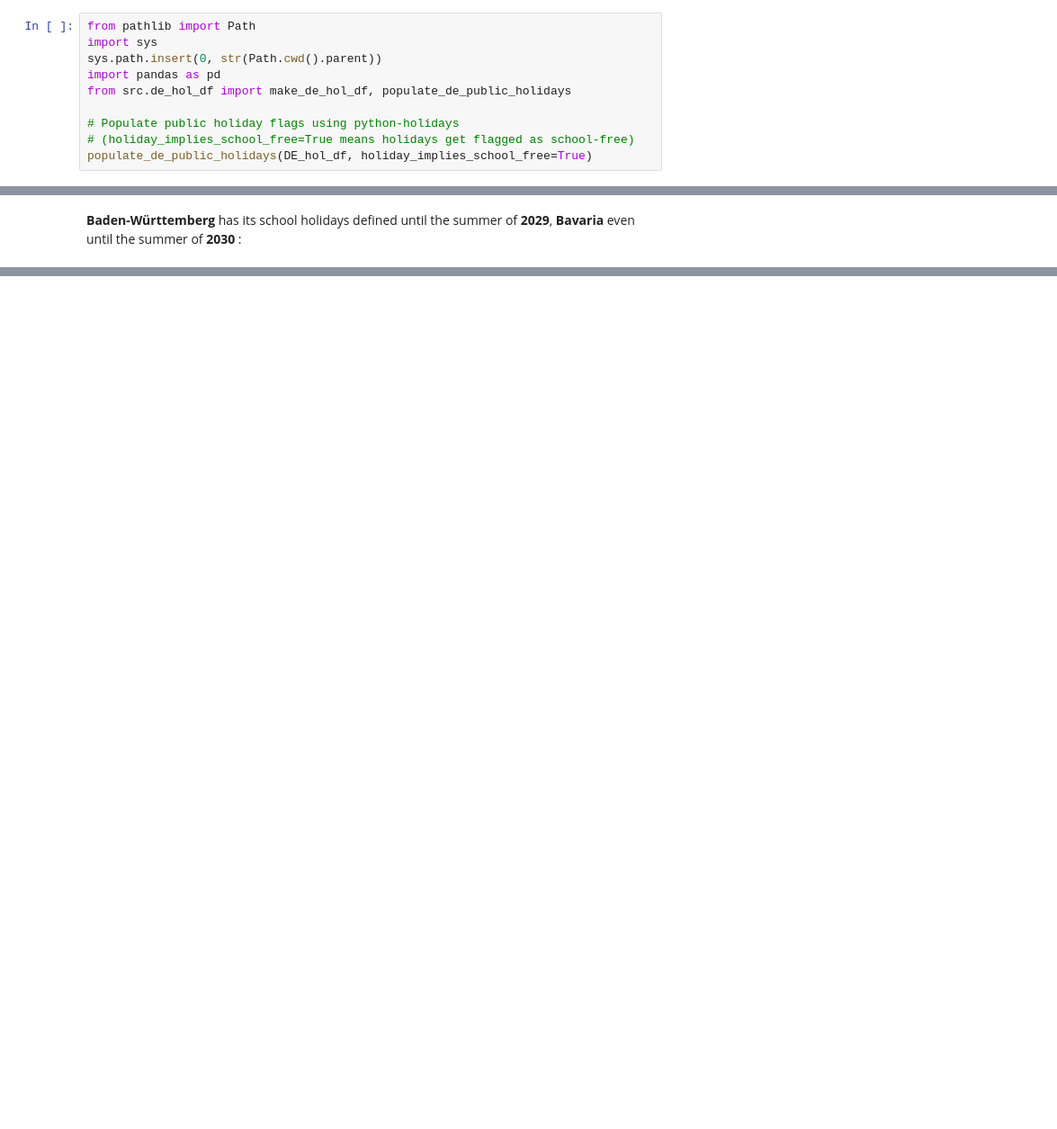
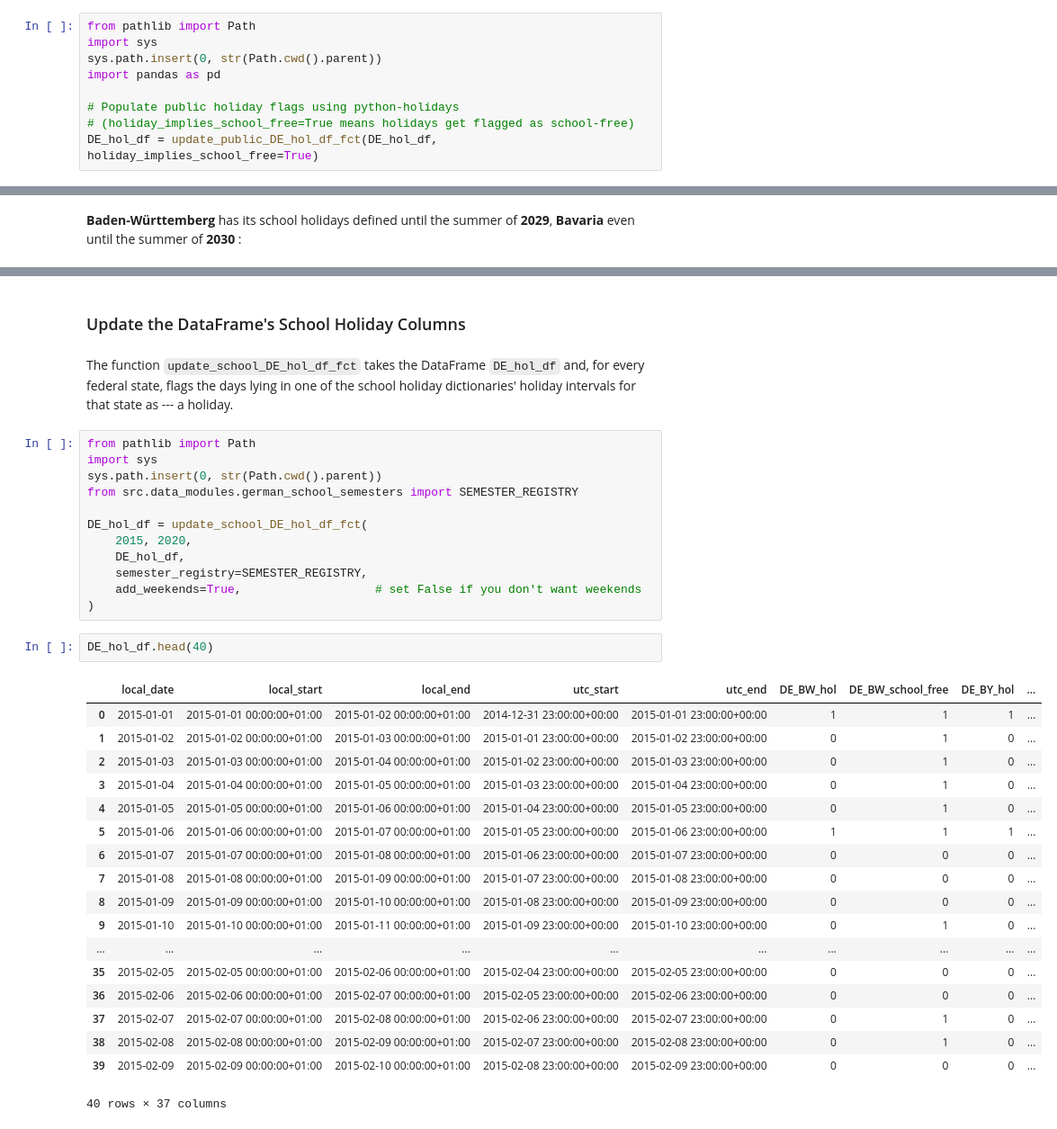
Before and after one commit to F-Skorz/electricity-demand-project, a Jupyter notebook: notebooks/02_HolidaysAndSchoolFreeDays.ipynb, the cells around one changed output, grey strips where cells are left out. Shown at 90% size. Saved outputs shown, nothing was run; the diff lists cells and outputs as text; blank space fills up the shorter version.

Commit message:
New: src/data_modules/german_school_semesters.py, separated update fcts - Holiday DataFrame update succesful.

```diff
--- a/notebooks/02_HolidaysAndSchoolFreeDays.ipynb
+++ b/notebooks/02_HolidaysAndSchoolFreeDays.ipynb
@@ -51,8 +68,7 @@ from pathlib import Path
 import sys
 sys.path.insert(0, str(Path.cwd().parent))
 import pandas as pd
-from src.de_hol_df import make_de_hol_df, populate_de_public_holidays
 
 # Populate public holiday flags using python-holidays
 # (holiday_implies_school_free=True means holidays get flagged as school-free)
-populate_de_public_holidays(DE_hol_df, holiday_implies_school_free=True)
+DE_hol_df = update_public_DE_hol_df_fct(DE_hol_df, holiday_implies_school_free=True)
@@ -778,3 +807,40 @@ DE_hol_2030_1_dict = {
     'BY': [('2030-01-01', '2030-01-04'), ('2030-03-04', '2030-03-08'),
            ('2030-04-15', '2030-04-26'), ('2030-06-11', '2030-06-21'),
            ('2030-07-29', '2030-09-09')]   }
+# %% [markdown]
+<h3> Update the DataFrame's School Holiday Columns </h3>
+# %% [markdown]
+The function `update_school_DE_hol_df_fct` takes the DataFrame  `DE_hol_df` and, for every federal state, flags the days lying in one of the school holiday dictionaries' holiday intervals for that state as --- a holiday.
+# %%
+from pathlib import Path
+import sys
+sys.path.insert(0, str(Path.cwd().parent))
+from src.data_modules.german_school_semesters import SEMESTER_REGISTRY
+
+DE_hol_df = update_school_DE_hol_df_fct(
+    2015, 2020,
+    DE_hol_df,
+    semester_registry=SEMESTER_REGISTRY,
+    add_weekends=True,                   # set False if you don't want weekends
+)
+# %%
+DE_hol_df.head(40)
+# %% [output]
+|  | local_date | local_start | local_end | utc_start | utc_end | DE_BW_hol | DE_BW_school_free | DE_BY_hol | ... |
+| 0 | 2015-01-01 | 2015-01-01 00:00:00+01:00 | 2015-01-02 00:00:00+01:00 | 2014-12-31 23:00:00+00:00 | 2015-01-01 23:00:00+00:00 | 1 | 1 | 1 | ... |
+| 1 | 2015-01-02 | 2015-01-02 00:00:00+01:00 | 2015-01-03 00:00:00+01:00 | 2015-01-01 23:00:00+00:00 | 2015-01-02 23:00:00+00:00 | 0 | 1 | 0 | ... |
+| 2 | 2015-01-03 | 2015-01-03 00:00:00+01:00 | 2015-01-04 00:00:00+01:00 | 2015-01-02 23:00:00+00:00 | 2015-01-03 23:00:00+00:00 | 0 | 1 | 0 | ... |
+| 3 | 2015-01-04 | 2015-01-04 00:00:00+01:00 | 2015-01-05 00:00:00+01:00 | 2015-01-03 23:00:00+00:00 | 2015-01-04 23:00:00+00:00 | 0 | 1 | 0 | ... |
+| 4 | 2015-01-05 | 2015-01-05 00:00:00+01:00 | 2015-01-06 00:00:00+01:00 | 2015-01-04 23:00:00+00:00 | 2015-01-05 23:00:00+00:00 | 0 | 1 | 0 | ... |
+| 5 | 2015-01-06 | 2015-01-06 00:00:00+01:00 | 2015-01-07 00:00:00+01:00 | 2015-01-05 23:00:00+00:00 | 2015-01-06 23:00:00+00:00 | 1 | 1 | 1 | ... |
+| 6 | 2015-01-07 | 2015-01-07 00:00:00+01:00 | 2015-01-08 00:00:00+01:00 | 2015-01-06 23:00:00+00:00 | 2015-01-07 23:00:00+00:00 | 0 | 0 | 0 | ... |
+| 7 | 2015-01-08 | 2015-01-08 00:00:00+01:00 | 2015-01-09 00:00:00+01:00 | 2015-01-07 23:00:00+00:00 | 2015-01-08 23:00:00+00:00 | 0 | 0 | 0 | ... |
+| 8 | 2015-01-09 | 2015-01-09 00:00:00+01:00 | 2015-01-10 00:00:00+01:00 | 2015-01-08 23:00:00+00:00 | 2015-01-09 23:00:00+00:00 | 0 | 0 | 0 | ... |
+| 9 | 2015-01-10 | 2015-01-10 00:00:00+01:00 | 2015-01-11 00:00:00+01:00 | 2015-01-09 23:00:00+00:00 | 2015-01-10 23:00:00+00:00 | 0 | 1 | 0 | ... |
+| ... | ... | ... | ... | ... | ... | ... | ... | ... | ... |
+| 35 | 2015-02-05 | 2015-02-05 00:00:00+01:00 | 2015-02-06 00:00:00+01:00 | 2015-02-04 23:00:00+00:00 | 2015-02-05 23:00:00+00:00 | 0 | 0 | 0 | ... |
+| 36 | 2015-02-06 | 2015-02-06 00:00:00+01:00 | 2015-02-07 00:00:00+01:00 | 2015-02-05 23:00:00+00:00 | 2015-02-06 23:00:00+00:00 | 0 | 0 | 0 | ... |
+| 37 | 2015-02-07 | 2015-02-07 00:00:00+01:00 | 2015-02-08 00:00:00+01:00 | 2015-02-06 23:00:00+00:00 | 2015-02-07 23:00:00+00:00 | 0 | 1 | 0 | ... |
+| 38 | 2015-02-08 | 2015-02-08 00:00:00+01:00 | 2015-02-09 00:00:00+01:00 | 2015-02-07 23:00:00+00:00 | 2015-02-08 23:00:00+00:00 | 0 | 1 | 0 | ... |
+| 39 | 2015-02-09 | 2015-02-09 00:00:00+01:00 | 2015-02-10 00:00:00+01:00 | 2015-02-08 23:00:00+00:00 | 2015-02-09 23:00:00+00:00 | 0 | 0 | 0 | ... |
+40 rows × 37 columns
```
Also changed, not shown: parts of 31 cells of this notebook, 3 other files.
